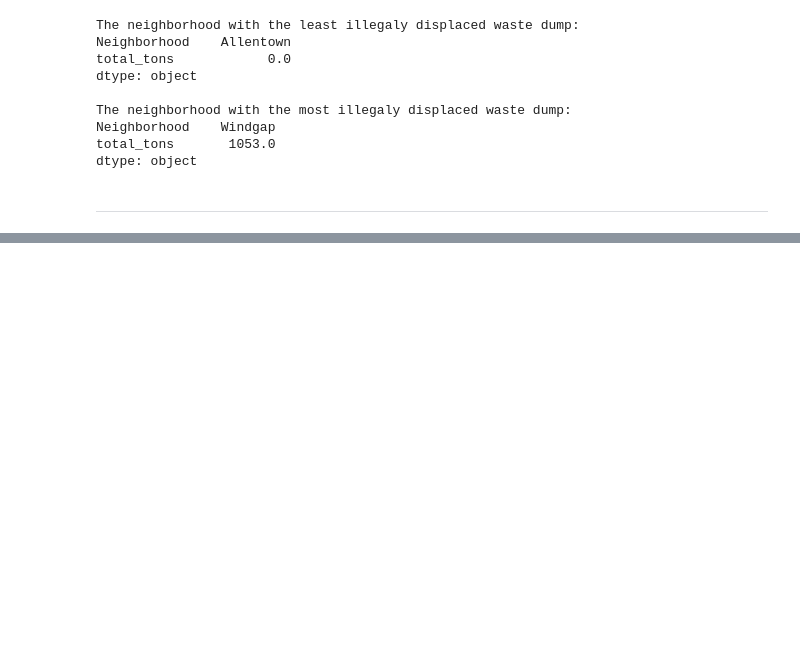
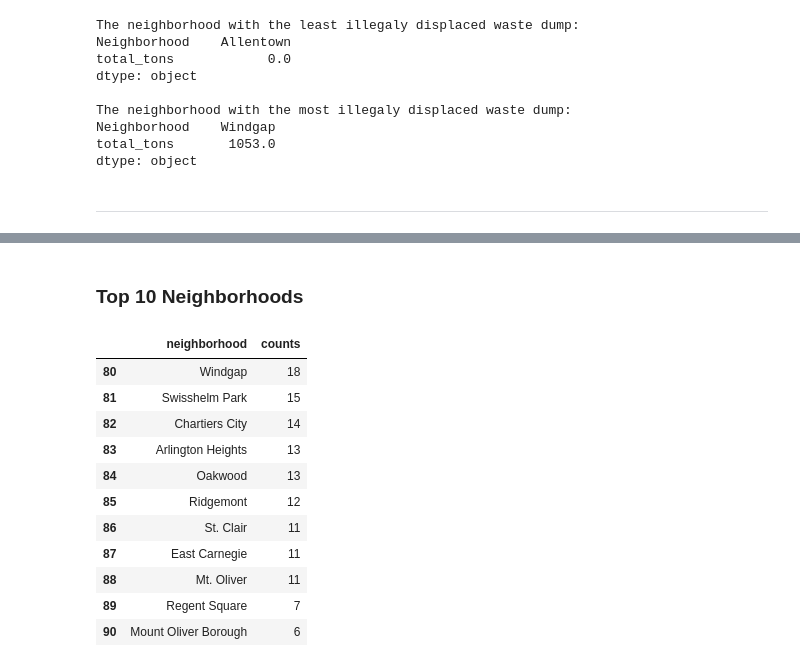
Before and after one commit to brianhutton82/CMPINF0010_FINAL_PROJECT_GROUP, a Jupyter notebook: best_neighborhood.ipynb, the cells around one changed output, grey strips where cells are left out. Saved outputs shown, nothing was run; the diff lists cells and outputs as text; code cells hidden in the pictures; blank space fills up the shorter version.

```diff
--- a/best_neighborhood.ipynb
+++ b/best_neighborhood.ipynb
@@ -312,0 +342,21 @@ Specifically the dataset I used contains fire incidents for the following 92 nei
+# %%
+# Title of Dataframe
+display(HTML("<h3>Top 10 Neighborhoods</h3>"))
+
+# Convert Fires Dictionary to a Dataframe
+fires_per_neighborhood_df = pd.DataFrame(fires_per_neighborhood.items(), columns=['neighborhood', 'counts'])
+fires_per_neighborhood_df.tail(11)
+# %% [output]
+Top 10 Neighborhoods
+|  | neighborhood | counts |
+| 80 | Windgap | 18 |
+| 81 | Swisshelm Park | 15 |
+| 82 | Chartiers City | 14 |
+| 83 | Arlington Heights | 13 |
+| 84 | Oakwood | 13 |
+| 85 | Ridgemont | 12 |
+| 86 | St. Clair | 11 |
+| 87 | East Carnegie | 11 |
+| 88 | Mt. Oliver | 11 |
+| 89 | Regent Square | 7 |
+| 90 | Mount Oliver Borough | 6 |
```
Also changed, not shown: parts of 11 cells of this notebook.
